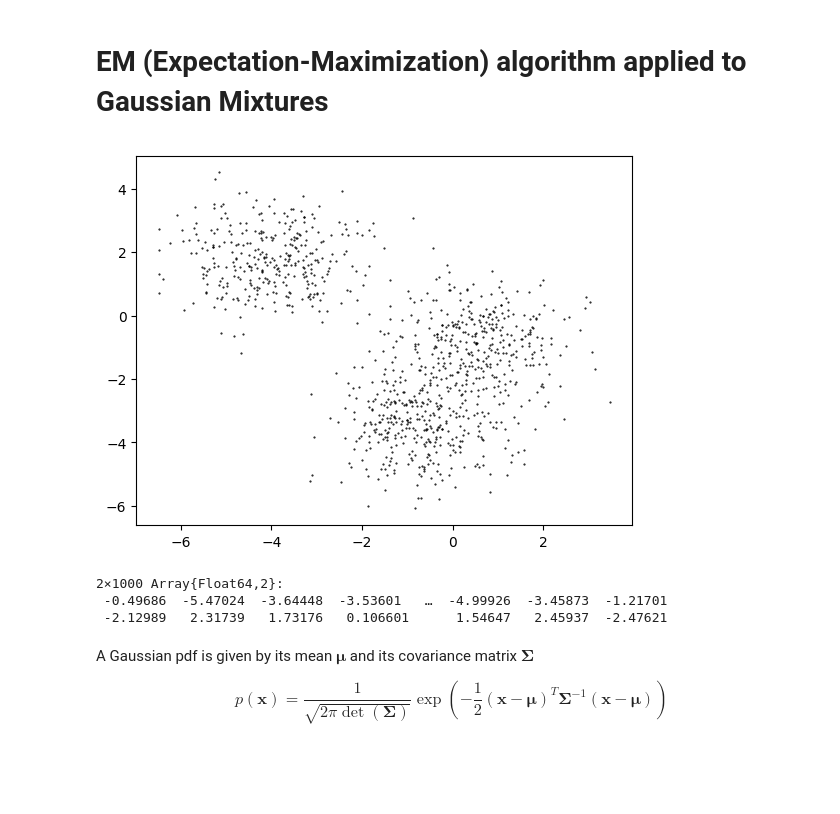
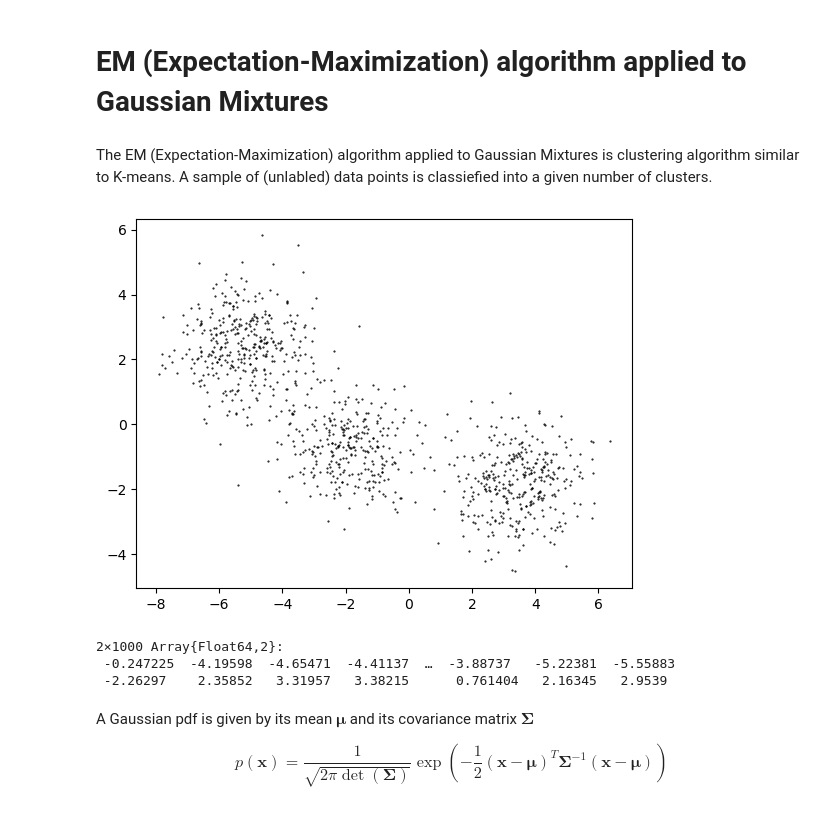
Before and after one commit to Alexander-Barth/MachineLearningNotebooks, a Jupyter notebook: EM-algorithm-and-Gaussian-Mixtures.ipynb, the cells around one changed output. Cells and saved outputs as stored; diff of their text form; code cells hidden in the pictures; blank space fills up the shorter version.

```diff
--- a/EM-algorithm-and-Gaussian-Mixtures.ipynb
+++ b/EM-algorithm-and-Gaussian-Mixtures.ipynb
@@ -1,5 +1,8 @@
 # %% [markdown]
 #  EM (Expectation-Maximization) algorithm applied to Gaussian Mixtures
+# %% [markdown]
+The EM (Expectation-Maximization) algorithm applied to Gaussian Mixtures is clustering algorithm similar to
+K-means. A sample of (unlabled) data points is classiefied into a given number of clusters.
 # %%
 using PyPlot
 using Random
@@ -7,27 +10,27 @@ using LinearAlgebra
 # %%
 # number of data points
 N = 1000
 # number of dimensins
 n = 2
 # generate random data
 Random.seed!(1234)
 
 x = randn(n,N)
 k = 3
-xc_true = 3 * randn(n,k)
+xc_true = 4 * randn(n,k)
 
 for i = 1:N
     ic = rand(1:k)
     x[:,i] = xc_true[:,ic] + randn(2)
 end
 
 plot(x[1,:],x[2,:],"k.",markersize = 1);
 x
 # %% [output]
-[figure, old version]
+[figure, new version]
 2×1000 Array{Float64,2}:
- -0.49686  -5.47024  -3.64448  -3.53601   …  -4.99926  -3.45873  -1.21701
- -2.12989   2.31739   1.73176   0.106601      1.54647   2.45937  -2.47621
+ -0.247225  -4.19598  -4.65471  -4.41137  …  -3.88737   -5.22381  -5.55883
+ -2.26297    2.35852   3.31957   3.38215      0.761404   2.16345   2.9539
 # %% [markdown]
 
 A Gaussian pdf is given by its mean $\mathbf \mu$ and its covariance matrix $\mathbf \Sigma$
```
Also changed, not shown: parts of 10 cells of this notebook.
